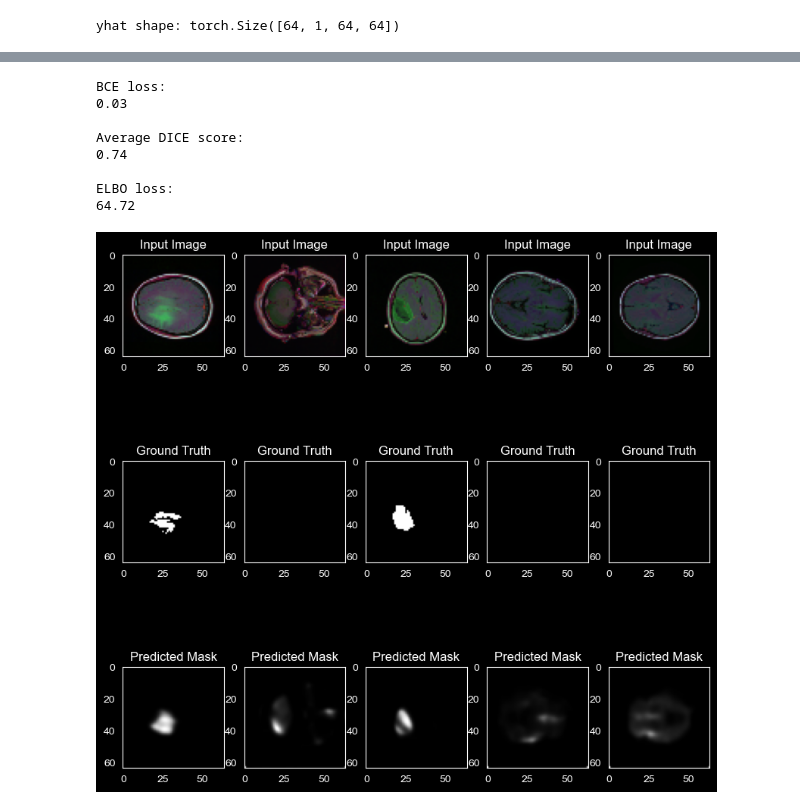
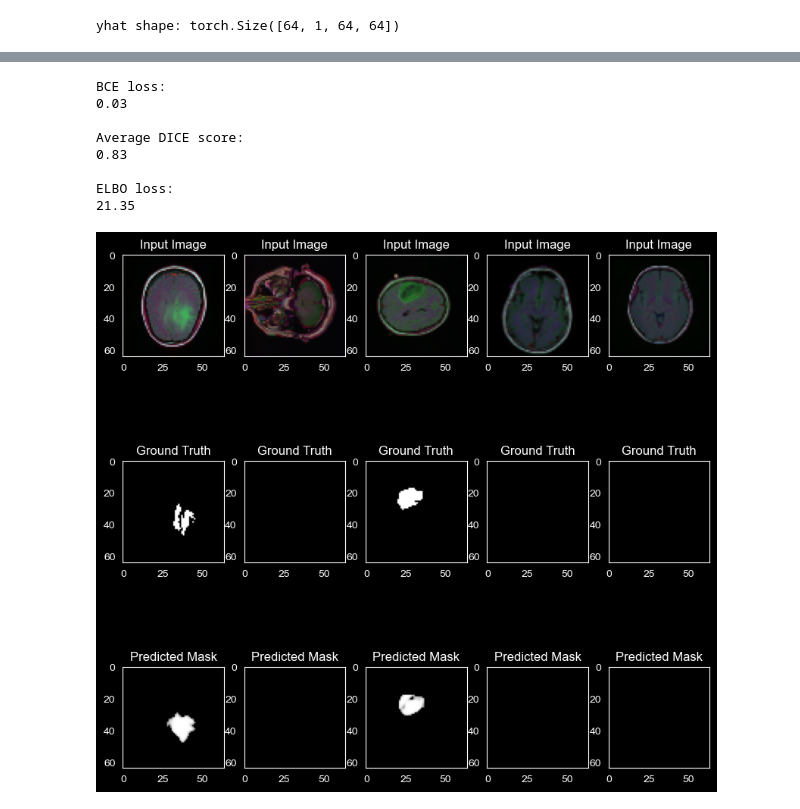
Before and after one commit to Kasper1616/Generative-Brain-MRI-Segmentation, a Jupyter notebook: models/hcvae.ipynb, the cells around one changed output, grey strips where cells are left out. Saved outputs shown, nothing was run; the diff lists cells and outputs as text; code cells hidden in the pictures.

Commit message:
hcvae

```diff
--- a/models/hcvae.ipynb
+++ b/models/hcvae.ipynb
@@ -202,8 +172,10 @@ class HCVAE(nn.Module):
 # %%
 # Test forward pass
-hvae = HCVAE(z_dims=[4,2,1]).to(device)
+hcvae = HCVAE().to(device)
 x = torch.randn(64, 3, 64, 64).to(device)
-yhat = hvae.model(x)
+yhat = hcvae.model(x)
+# Test guide pass
+guide = hcvae.guide(x)
 # Print output shape
 
 print(f"yhat shape: {yhat.shape}")
@@ -238,7 +210,7 @@ def elbo_kl_annealing(model, guide, x, y=None, latents_to_anneal=["latent"], bet
     return -elbo
 # %%
 # --- Training the VAE ---
-num_epochs = 40
+num_epochs = 200
 test_frequency = 10
 lr = 1e-4
 
@@ -246,10 +218,10 @@ hcvae = HCVAE().to(device)
 
 # setup the optimizer
 optimizer = Adam({"lr": lr})
-svi = SVI(hvae.model, hvae.guide, optimizer, loss=elbo_kl_annealing)
+svi = SVI(hcvae.model, hcvae.guide, optimizer, loss=elbo_kl_annealing)
 
 hcvae = run_model(hcvae, svi, train_loader, test_loader,
                  num_epochs=num_epochs, test_frequency=test_frequency,
-                 warmup_epochs=25, latents=["z1", "z2", "z3"], device=device)
+                 warmup_epochs=50, latents=["z1", "z2", "z3"], device=device)
 # %% [output]
 [Epoch 1]
@@ -258,49 +245,49 @@ Beta: 0.0000
 # %%
 def predict(x):
-    posterior_predictive = Predictive(hvae.model, guide=hvae.guide, num_samples=1)
+    posterior_predictive = Predictive(hcvae.model, guide=hcvae.guide, num_samples=1)
     samples = posterior_predictive(x, None)
     pred = samples["yhat"]
     pred = pred.squeeze(0)
     return pred
 
 # Model evaluation
-hvae.eval()
+hcvae.eval()
 with torch.no_grad():
-    print_losses(test_loader, hvae, predict, device)
+    print_losses(test_loader, hcvae, predict, device)
 # %% [output]
 BCE loss:
 0.03
 
 Average DICE score:
-0.74
+0.83
 
 ELBO loss:
-64.72
+21.35
 # %%
 # Visualize the model predictions
 def visualize_predictions(model, dataloader, num_images=5):
     model.eval()
     with torch.no_grad():
         images, labels = next(iter(dataloader))
         images = images.to(device)
         mean = [0.485, 0.456, 0.406]
         std = [0.229, 0.224, 0.225]
         labels = labels.to(device)
         with torch.no_grad():
             outputs = predict(images)
-        # outputs[outputs < 0.5] = 0
+        outputs[outputs < 0.5] = 0
         images = images.cpu().numpy()
         labels = labels.cpu().numpy()
         outputs = outputs.cpu().numpy()
         fig, axes = plt.subplots(3, num_images, figsize=(10, 10))
         for i in range(num_images):
             axes[0, i].imshow((images[i].transpose(1, 2, 0)*std + mean).clip(0, 1))
             axes[0, i].set_title("Input Image")
             axes[1, i].imshow(labels[i].squeeze(), cmap='gray')
             axes[1, i].set_title("Ground Truth")
             axes[2, i].imshow(outputs[i].squeeze(), cmap='gray')
             axes[2, i].set_title("Predicted Mask")
 
-visualize_predictions(hvae, test_loader)
+visualize_predictions(hcvae, test_loader)
 # %% [output]
-[figure, old version]
+[figure, new version]
```
Also changed, not shown: parts of 2 cells of this notebook.
